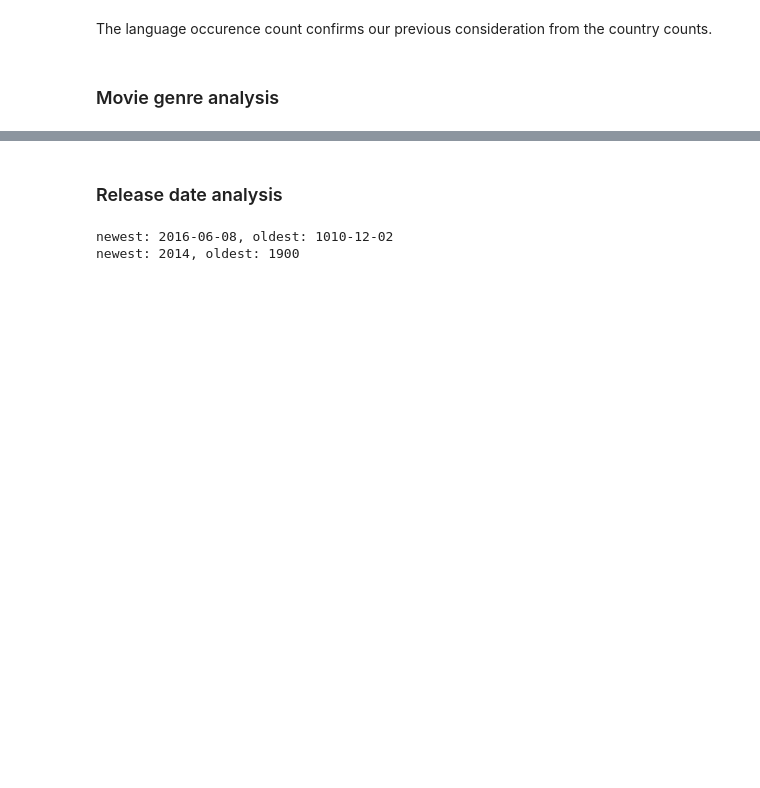
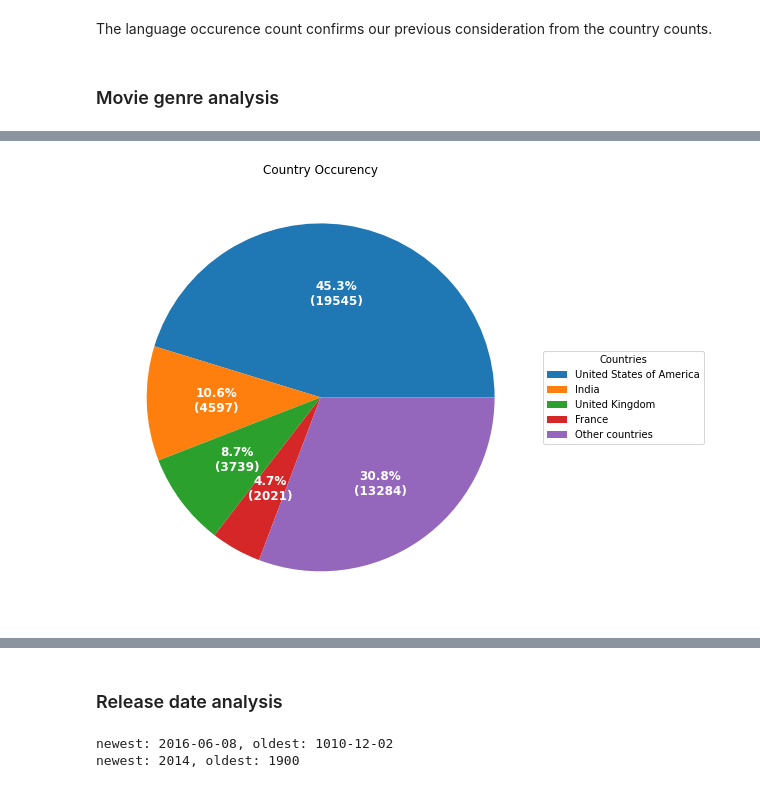
Before and after one commit to epfl-ada/ada-2022-project-r4d4r, a Jupyter notebook: Initial_analysis.ipynb, the cells around one changed output, grey strips where cells are left out. Cells and saved outputs as stored; diff of their text form; code cells hidden in the pictures; blank space fills up the shorter version.

Commit message:
added cool graphs

```diff
--- a/Initial_analysis.ipynb
+++ b/Initial_analysis.ipynb
@@ -174,0 +140,46 @@ Genre occurence count:
+# %%
+top_countries = country_df.head(4)
+top_languages = language_df.head(4)
+top_genres = genre_df.head(10)
+
+other_countries = pd.DataFrame(data = {
+    'country' : ['Other countries'],
+    'occurency' : [country_df['occurency'][4:].sum()]
+})
+other_languages = pd.DataFrame(data = {
+    'language' : ['Other languages'],
+    'occurency' : [language_df['occurency'][4:].sum()]
+})
+other_genres = pd.DataFrame(data = {
+    'genre' : ['Other genre'],
+    'occurency' : [genre_df['occurency'][10:].sum()]
+})
+
+df1 = pd.concat([top_countries, other_countries])
+df2 = pd.concat([top_languages, other_languages])
+df3 = pd.concat([top_genres, other_genres])
+# %%
+# plot of country occurencies
+fig, ax = plt.subplots(figsize=(16, 8), subplot_kw=dict(aspect="equal"))
+
+def func(pct, allvals):
+    absolute = int(np.round(pct/100.*np.sum(allvals)))
+    return "{:.1f}%\n({:d})".format(pct, absolute)
+
+data = df1["occurency"]
+labels = df1["country"]
+wedges, texts, autotexts = ax.pie(data, autopct=lambda pct: func(pct, data),
+                                  textprops=dict(color="w"))
+
+ax.legend(wedges, labels,
+          title="Countries",
+          loc="center left",
+          bbox_to_anchor=(1, 0, 0.5, 1))
+
+plt.setp(autotexts, size=12, weight="bold")
+
+ax.set_title("Country Occurency")
+
+plt.show()
+# %% [output]
+[figure, added]
```
Also changed, not shown: parts of 10 cells of this notebook.
